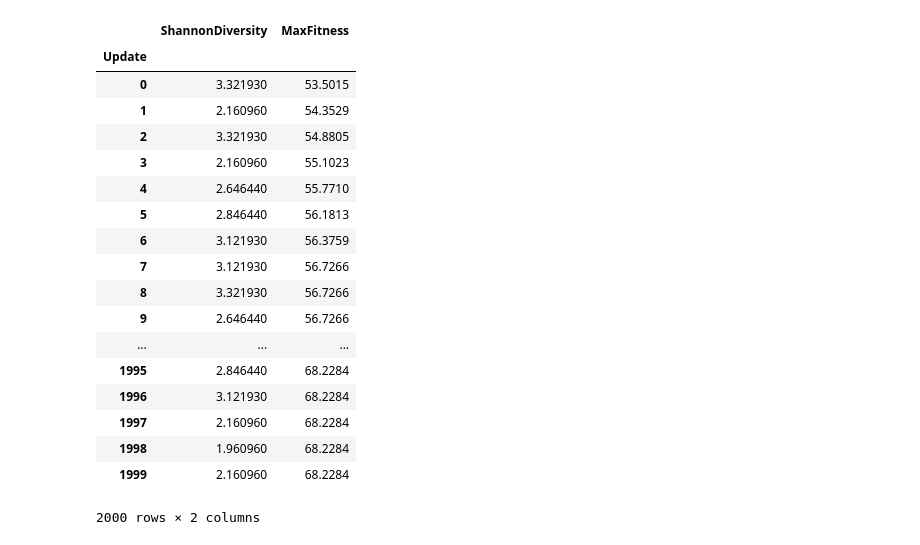
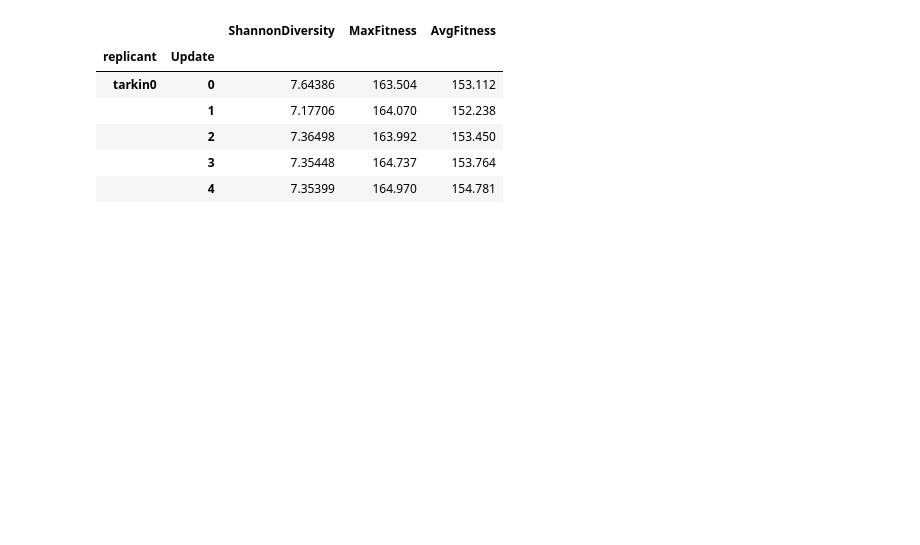
Before and after one commit to devosoft/Empirical, a Jupyter notebook: examples/evo/replica_runs_analysis.ipynb, the cells around one changed output. Cells and saved outputs as stored; diff of their text form; code cells hidden in the pictures; blank space fills up the shorter version.

```diff
--- a/examples/evo/replica_runs_analysis.ipynb
+++ b/examples/evo/replica_runs_analysis.ipynb
@@ -1,38 +1,27 @@
 # %%
 import pandas as pd
 loaded_files = []
-prefix = "sam"
-headers = ["{0}{1}".format(prefix, i) for i in range(10)]
-for i in range(10):
+prefix = "tarkin"
+num_files = 5
+headers = ["{0}{1}".format(prefix, i) for i in range(num_files)]
+for i in range(num_files):
     moo = pd.read_csv("./runs/{0}{1}".format(prefix, i))
     moo['replicant'] = "{0}{1}".format(prefix, i)
     moo.set_index(["replicant"])
     loaded_files.append(moo)
 
 loaded_files[0]
 
 squish = pd.concat(loaded_files, axis=0)
 #squish
 squish = squish.set_index(["replicant", "Update"])
 squish.head()
-squish.loc["{}0".format(prefix)]
+#squish.loc["{}0".format(prefix)]
 # %% [output]
-|  | ShannonDiversity | MaxFitness |
-| Update |  |  |
-| 0 | 3.321930 | 53.5015 |
-| 1 | 2.160960 | 54.3529 |
-| 2 | 3.321930 | 54.8805 |
-| 3 | 2.160960 | 55.1023 |
-| 4 | 2.646440 | 55.7710 |
-| 5 | 2.846440 | 56.1813 |
-| 6 | 3.121930 | 56.3759 |
-| 7 | 3.121930 | 56.7266 |
-| 8 | 3.321930 | 56.7266 |
-| 9 | 2.646440 | 56.7266 |
-| ... | ... | ... |
-| 1995 | 2.846440 | 68.2284 |
-| 1996 | 3.121930 | 68.2284 |
-| 1997 | 2.160960 | 68.2284 |
-| 1998 | 1.960960 | 68.2284 |
-| 1999 | 2.160960 | 68.2284 |
+|  |  | ShannonDiversity | MaxFitness | AvgFitness |
+| replicant | Update |  |  |  |
+| tarkin0 | 0 | 7.64386 | 163.504 | 153.112 |
+|  | 1 | 7.17706 | 164.070 | 152.238 |
+|  | 2 | 7.36498 | 163.992 | 153.450 |
+|  | 3 | 7.35448 | 164.737 | 153.764 |
+|  | 4 | 7.35399 | 164.970 | 154.781 |
-2000 rows × 2 columns
```
Also changed, not shown: parts of 9 cells of this notebook, 4 other files.
